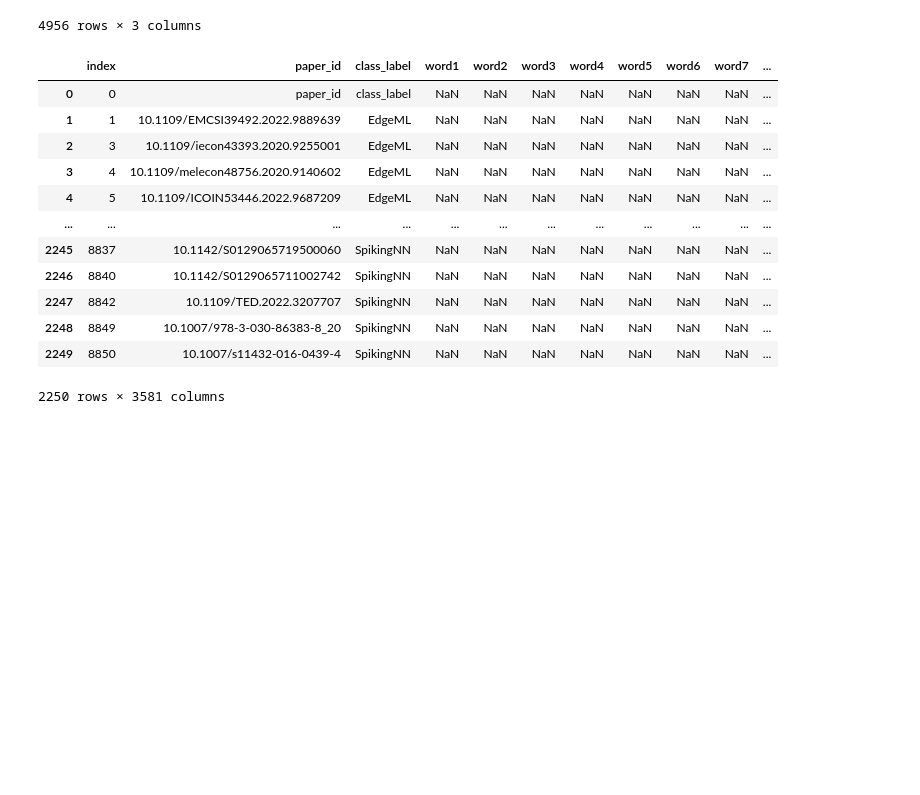
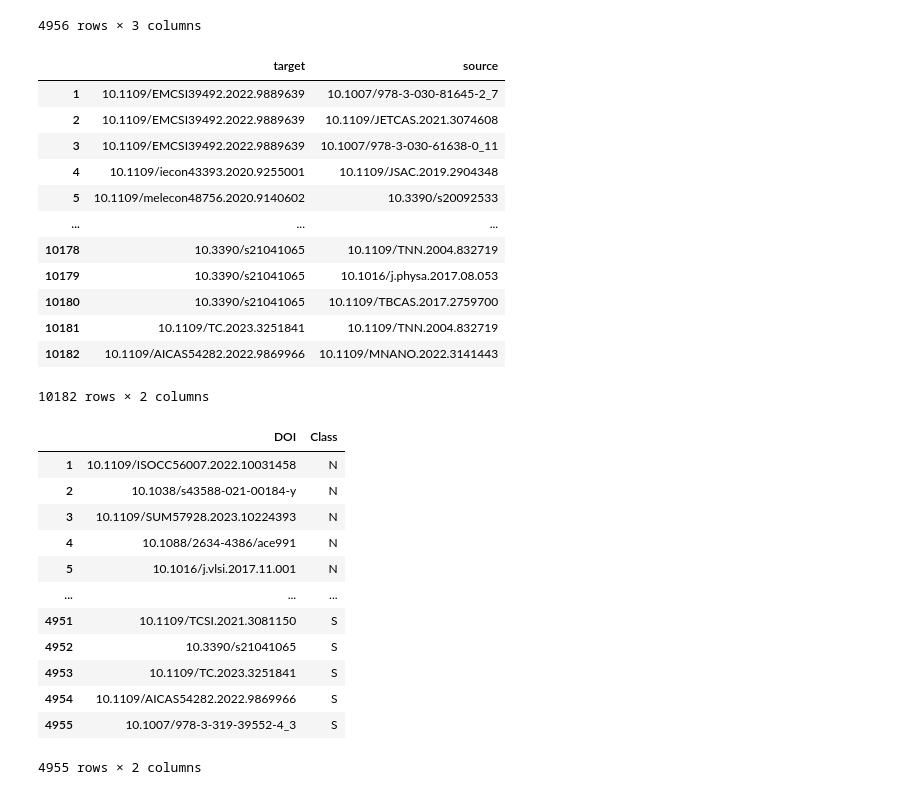
Before and after one commit to rreece15/Collaborative-Networks-In-Machine-Learning, a Jupyter notebook: model/Custom/custom_class.ipynb, the cells around one changed output. Drawn from its saved outputs; the diff is of its cells as text; code cells hidden in the pictures; blank space fills up the shorter version.

```diff
--- a/model/Custom/custom_class.ipynb
+++ b/model/Custom/custom_class.ipynb
@@ -66,33 +66,56 @@ display(data)
 4956 rows × 3 columns
 # %%
 wos_cites = pd.read_csv('../../data/Custom/wos.cites.csv',names=['target','source'])
-wos_cites.drop(0)
+# wos_cites.drop(0)
 # display(wos_cites)
-wos_cites = edges
+# wos_cites = edges
 
-column_names = ["paper_id"] + ["class_label"] + [f"word{idx}" for idx in range(1,3579)]
+wos_content = pd.read_csv('../../data/Custom/wos.content.csv')
+wos_content = wos_content[wos_content['paper_id'].notna()]
+# wos_content
+# display(wos_content)
+
+column_names = ["paper_id"] + ["class_label"] + [word for word in wos_content['word_cited_id'].unique()]
 wos_paper = pd.read_csv('../../data/Custom/wos.paper.csv',names=column_names)
 wos_paper = wos_paper.drop_duplicates('paper_id')
 wos_paper = wos_paper.reset_index()
+wos_paper = data.drop('index',axis=1)
+# wos_paper = wos_paper.drop(0)
+# display(wos_paper)
+
+wos_cites = wos_cites.drop(0)
+display(wos_cites)
+wos_paper = wos_paper.drop(0)
+# wos_paper.loc[wos_paper['Class'] == 'N', 'Class'] = 'Neuromorphic'
+# wos_paper = wos_paper.drop('index',axis=1)
 display(wos_paper)
-
-wos_content = pd.read_csv('../../data/Custom/wos.content.csv')
-wos_content = wos_content[wos_content['paper_id'].notna()]
-# display(wos_content)
 # %% [output]
-|  | index | paper_id | class_label | word1 | word2 | word3 | word4 | word5 | word6 | word7 | ... |
-| 0 | 0 | paper_id | class_label | NaN | NaN | NaN | NaN | NaN | NaN | NaN | ... |
-| 1 | 1 | 10.1109/EMCSI39492.2022.9889639 | EdgeML | NaN | NaN | NaN | NaN | NaN | NaN | NaN | ... |
-| 2 | 3 | 10.1109/iecon43393.2020.9255001 | EdgeML | NaN | NaN | NaN | NaN | NaN | NaN | NaN | ... |
-| 3 | 4 | 10.1109/melecon48756.2020.9140602 | EdgeML | NaN | NaN | NaN | NaN | NaN | NaN | NaN | ... |
-| 4 | 5 | 10.1109/ICOIN53446.2022.9687209 | EdgeML | NaN | NaN | NaN | NaN | NaN | NaN | NaN | ... |
-| ... | ... | ... | ... | ... | ... | ... | ... | ... | ... | ... | ... |
-| 2245 | 8837 | 10.1142/S0129065719500060 | SpikingNN | NaN | NaN | NaN | NaN | NaN | NaN | NaN | ... |
-| 2246 | 8840 | 10.1142/S0129065711002742 | SpikingNN | NaN | NaN | NaN | NaN | NaN | NaN | NaN | ... |
-| 2247 | 8842 | 10.1109/TED.2022.3207707 | SpikingNN | NaN | NaN | NaN | NaN | NaN | NaN | NaN | ... |
-| 2248 | 8849 | 10.1007/978-3-030-86383-8_20 | SpikingNN | NaN | NaN | NaN | NaN | NaN | NaN | NaN | ... |
-| 2249 | 8850 | 10.1007/s11432-016-0439-4 | SpikingNN | NaN | NaN | NaN | NaN | NaN | NaN | NaN | ... |
+|  | target | source |
+| 1 | 10.1109/EMCSI39492.2022.9889639 | 10.1007/978-3-030-81645-2_7 |
+| 2 | 10.1109/EMCSI39492.2022.9889639 | 10.1109/JETCAS.2021.3074608 |
+| 3 | 10.1109/EMCSI39492.2022.9889639 | 10.1007/978-3-030-61638-0_11 |
+| 4 | 10.1109/iecon43393.2020.9255001 | 10.1109/JSAC.2019.2904348 |
+| 5 | 10.1109/melecon48756.2020.9140602 | 10.3390/s20092533 |
+| ... | ... | ... |
+| 10178 | 10.3390/s21041065 | 10.1109/TNN.2004.832719 |
+| 10179 | 10.3390/s21041065 | 10.1016/j.physa.2017.08.053 |
+| 10180 | 10.3390/s21041065 | 10.1109/TBCAS.2017.2759700 |
+| 10181 | 10.1109/TC.2023.3251841 | 10.1109/TNN.2004.832719 |
+| 10182 | 10.1109/AICAS54282.2022.9869966 | 10.1109/MNANO.2022.3141443 |
-2250 rows × 3581 columns
+10182 rows × 2 columns
+|  | DOI | Class |
+| 1 | 10.1109/ISOCC56007.2022.10031458 | N |
+| 2 | 10.1038/s43588-021-00184-y | N |
+| 3 | 10.1109/SUM57928.2023.10224393 | N |
+| 4 | 10.1088/2634-4386/ace991 | N |
+| 5 | 10.1016/j.vlsi.2017.11.001 | N |
+| ... | ... | ... |
+| 4951 | 10.1109/TCSI.2021.3081150 | S |
+| 4952 | 10.3390/s21041065 | S |
+| 4953 | 10.1109/TC.2023.3251841 | S |
+| 4954 | 10.1109/AICAS54282.2022.9869966 | S |
+| 4955 | 10.1007/978-3-319-39552-4_3 | S |
+4955 rows × 2 columns
 # %%
 print(len(wos_content['word_cited_id'].unique()))
 # %% [output]
```
Also changed, not shown: parts of 44 cells of this notebook, 2 other files.
